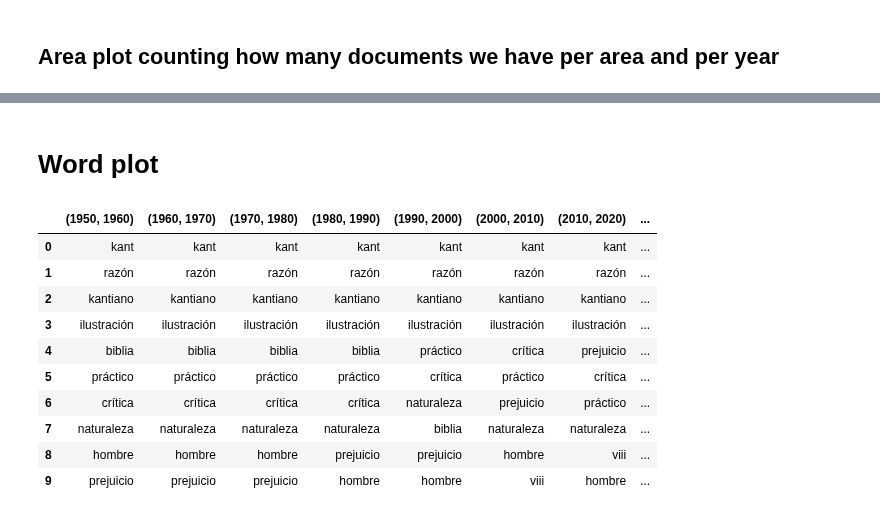
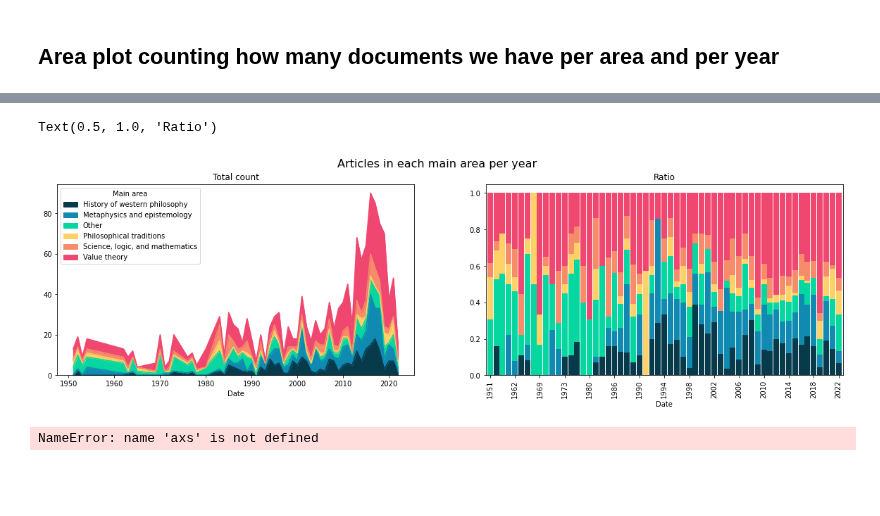
Before and after one commit to juanrloaiza/latinamerican-philosophy-mining, a Jupyter notebook: notebooks/4-Analysis.ipynb, the cells around one changed output, grey strips where cells are left out. Saved outputs shown, nothing was run; the diff lists cells and outputs as text; code cells hidden in the pictures; blank space fills up the shorter version.

```diff
--- a/notebooks/4-Analysis.ipynb
+++ b/notebooks/4-Analysis.ipynb
@@ -86,16 +27,0 @@ plt.legend()
-# %% [markdown]
-# Word plot
-# %%
-topic.top_word_evolution_table()
-# %% [output]
-|  | (1950, 1960) | (1960, 1970) | (1970, 1980) | (1980, 1990) | (1990, 2000) | (2000, 2010) | (2010, 2020) | ... |
-| 0 | kant | kant | kant | kant | kant | kant | kant | ... |
-| 1 | razón | razón | razón | razón | razón | razón | razón | ... |
-| 2 | kantiano | kantiano | kantiano | kantiano | kantiano | kantiano | kantiano | ... |
-| 3 | ilustración | ilustración | ilustración | ilustración | ilustración | ilustración | ilustración | ... |
-| 4 | biblia | biblia | biblia | biblia | práctico | crítica | prejuicio | ... |
-| 5 | práctico | práctico | práctico | práctico | crítica | práctico | crítica | ... |
-| 6 | crítica | crítica | crítica | crítica | naturaleza | prejuicio | práctico | ... |
-| 7 | naturaleza | naturaleza | naturaleza | naturaleza | biblia | naturaleza | naturaleza | ... |
-| 8 | hombre | hombre | hombre | prejuicio | prejuicio | hombre | viii | ... |
-| 9 | prejuicio | prejuicio | prejuicio | hombre | hombre | viii | hombre | ... |
@@ -101,0 +31,20 @@ topic.top_word_evolution_table()
+# %%
+_, (ax1, ax2) = plt.subplots(1, 2, figsize=(20, 5))
+
+viz.plot_stream_graph(ax=ax1)
+viz.plot_stream_graph(ax=ax2, normalized=True)
+
+_.suptitle('Articles in each main area per year', fontsize=16)
+
+ax1.set_title("Total count")
+
+ax2.set_xticks(ax2.get_xticks()[::4], ax2.get_xticklabels()[::4])
+ax2.get_legend().remove()
+ax2.set_title('Ratio')
+# %% [output]
+Text(0.5, 1.0, 'Ratio')
+[figure, added]
+# %%
+axs
+# %% [output]
+NameError: name 'axs' is not defined
```
Also changed, not shown: parts of 28 cells of this notebook.
